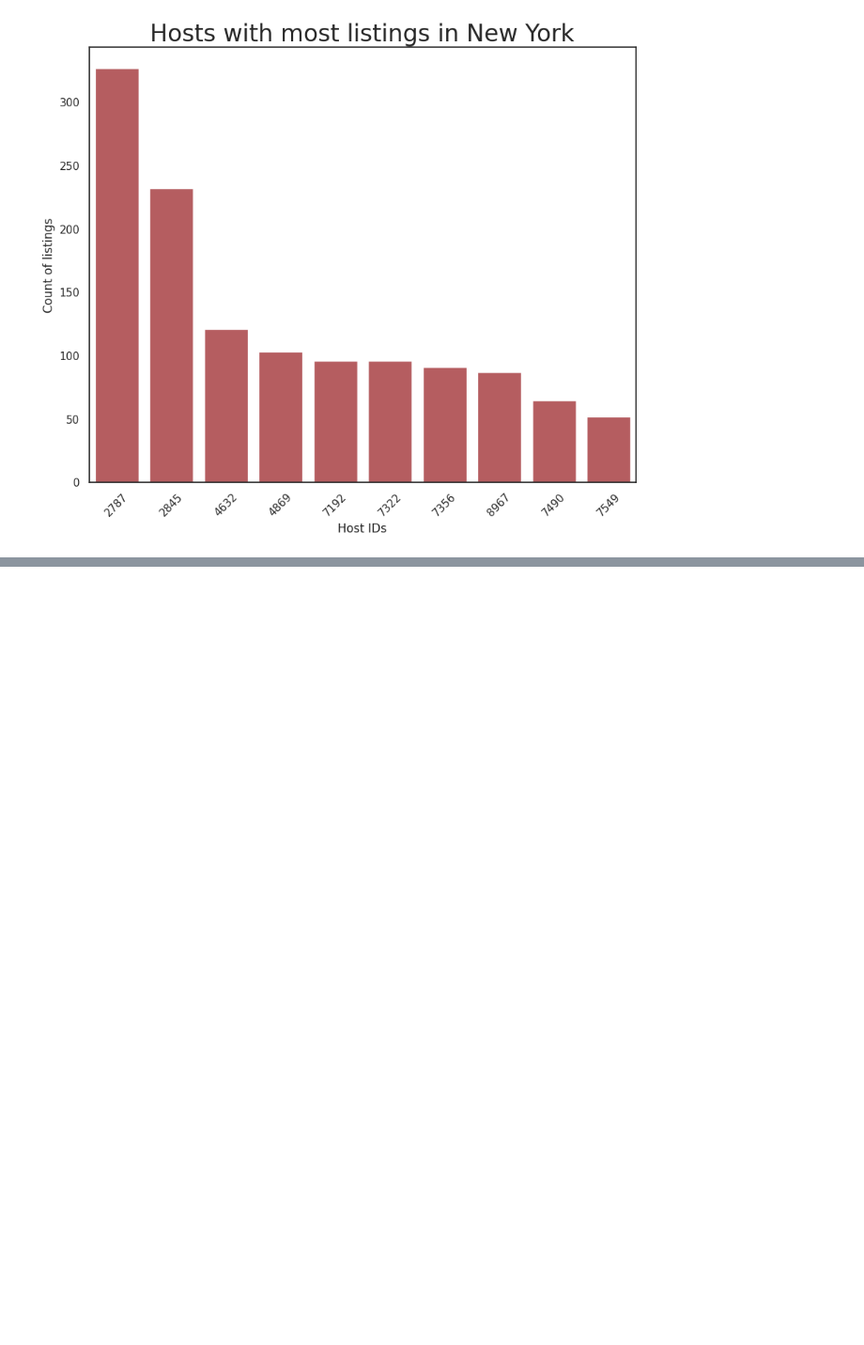
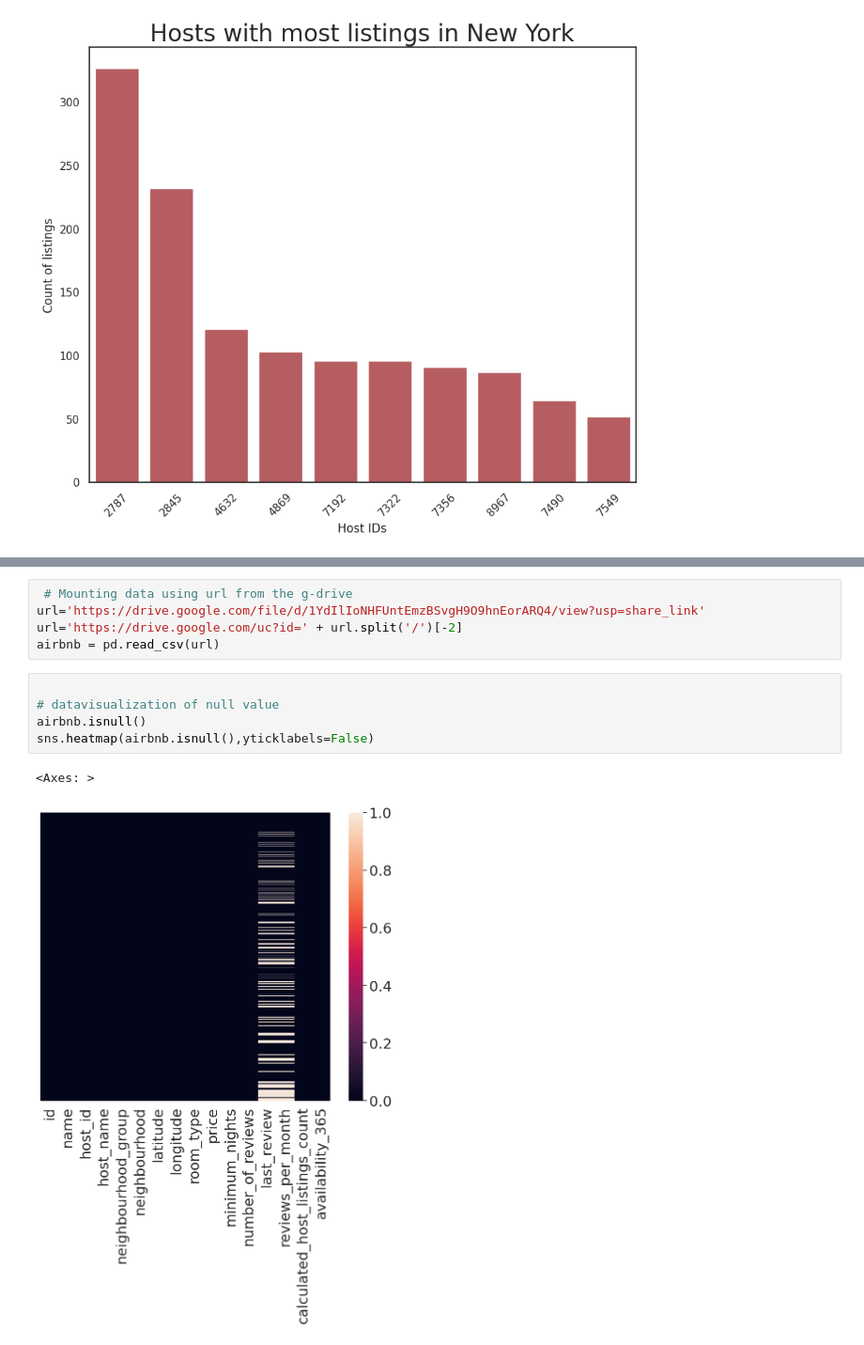
Before and after one commit to satendra-p/Airbnb_data-analysis, a Jupyter notebook: Team_Project_EDA_Capstone_ipynb.ipynb, the cells around one changed output, grey strips where cells are left out. Shown at 94% size. Saved outputs shown, nothing was run; the diff lists cells and outputs as text; blank space fills up the shorter version.

```diff
--- a/Team_Project_EDA_Capstone_ipynb.ipynb
+++ b/Team_Project_EDA_Capstone_ipynb.ipynb
@@ -894,0 +918,13 @@ viz_bar.set_xticklabels(viz_bar.get_xticklabels(), rotation=45)
+# %%
+ # Mounting data using url from the g-drive
+url='https://drive.google.com/file/d/1YdIlIoNHFUntEmzBSvgH9O9hnEorARQ4/view?usp=share_link'
+url='https://drive.google.com/uc?id=' + url.split('/')[-2]
+airbnb = pd.read_csv(url)
+# %%
+
+# datavisualization of null value
+airbnb.isnull()
+sns.heatmap(airbnb.isnull(),yticklabels=False)
+# %% [output]
+<Axes: >
+[figure, added]
```
Also changed, not shown: parts of 10 cells of this notebook.
